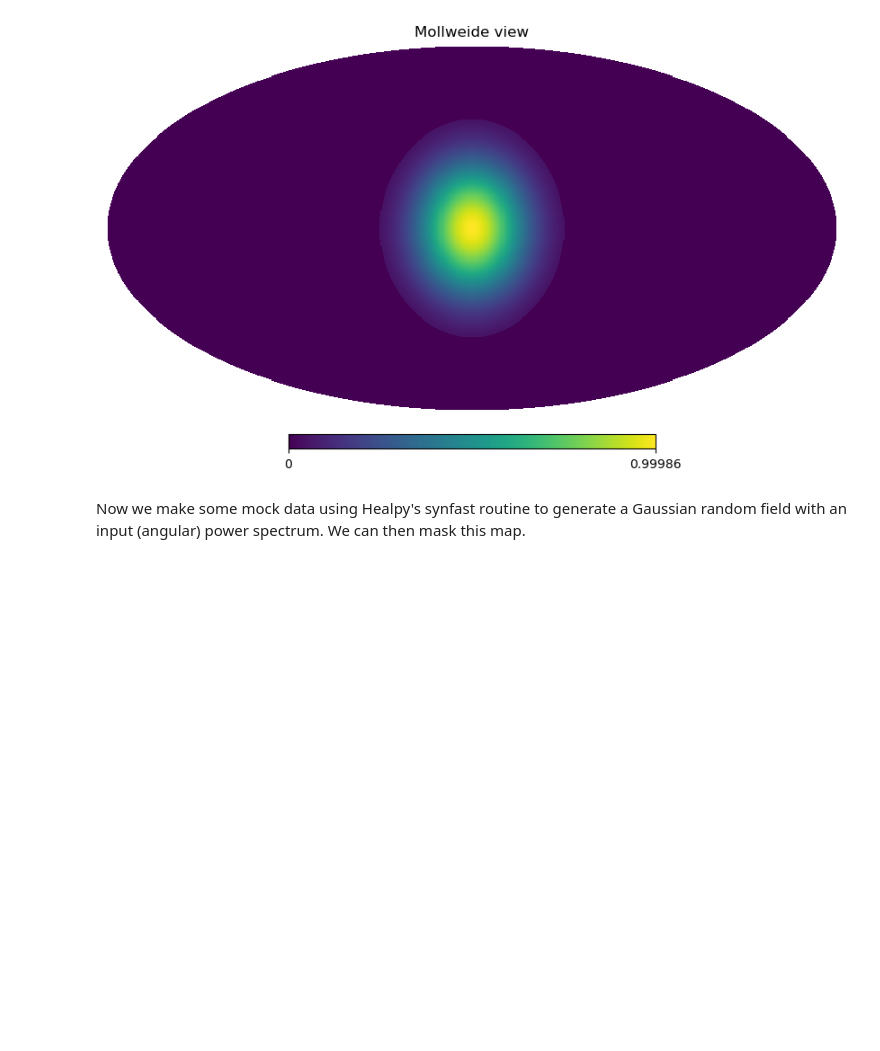
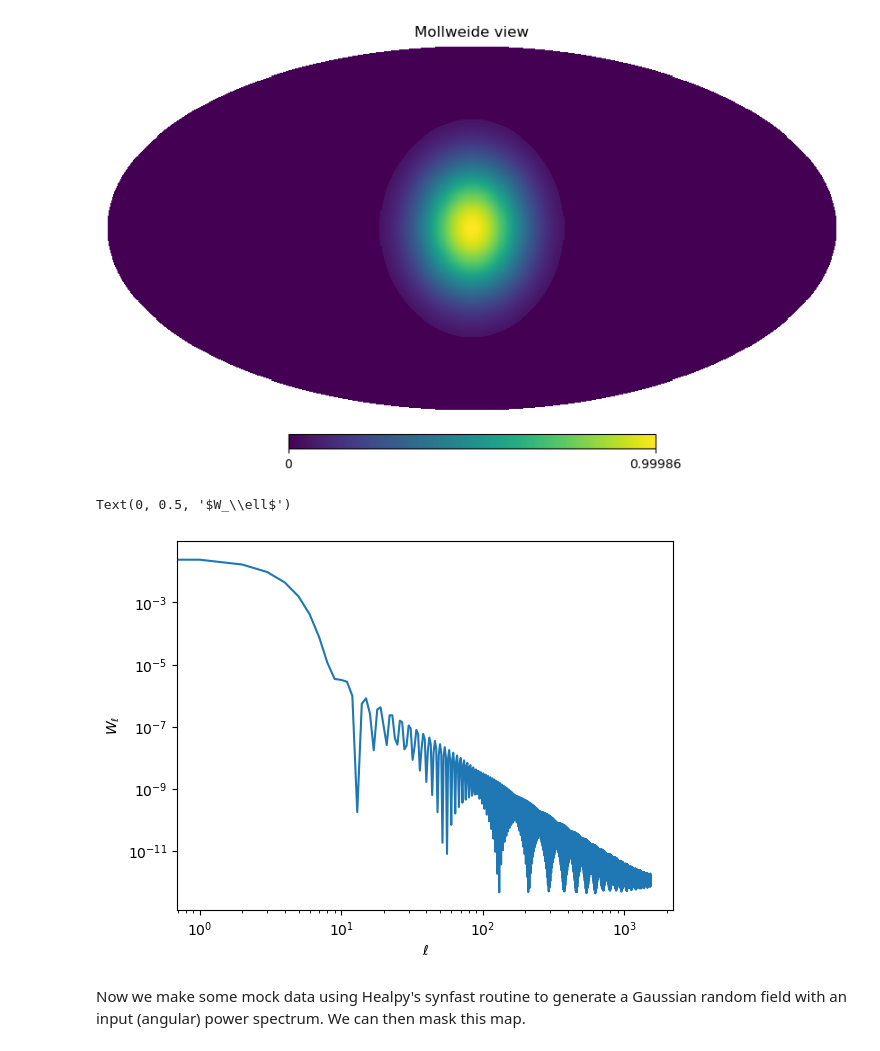
Before and after one commit to martinjameswhite/directsht, a Jupyter notebook: notebooks/mode_coupling_mat.ipynb, the cells around one changed output. Drawn from its saved outputs; the diff is of its cells as text; code cells hidden in the pictures; blank space fills up the shorter version.

```diff
--- a/notebooks/mode_coupling_mat.ipynb
+++ b/notebooks/mode_coupling_mat.ipynb
@@ -30,6 +30,17 @@ mask[mask<0.05] = 0.0
 hp.mollview(mask)
 # %% [output]
 [figure]
+# %%
+# Let's look at the window function, just to see how
+# it looks.
+wl = hp.anafast(mask)
+#
+plt.loglog(wl)
+plt.xlabel(r'$\ell$')
+plt.ylabel(r'$W_\ell$')
+# %% [output]
+Text(0, 0.5, '$W_\\ell$')
+[figure, added]
 # %% [markdown]
 Now we make some mock data using Healpy's synfast routine to generate a Gaussian random field with an input (angular) power spectrum.  We can then mask this map.
 # %%
```
Also changed, not shown: parts of 6 cells of this notebook.
